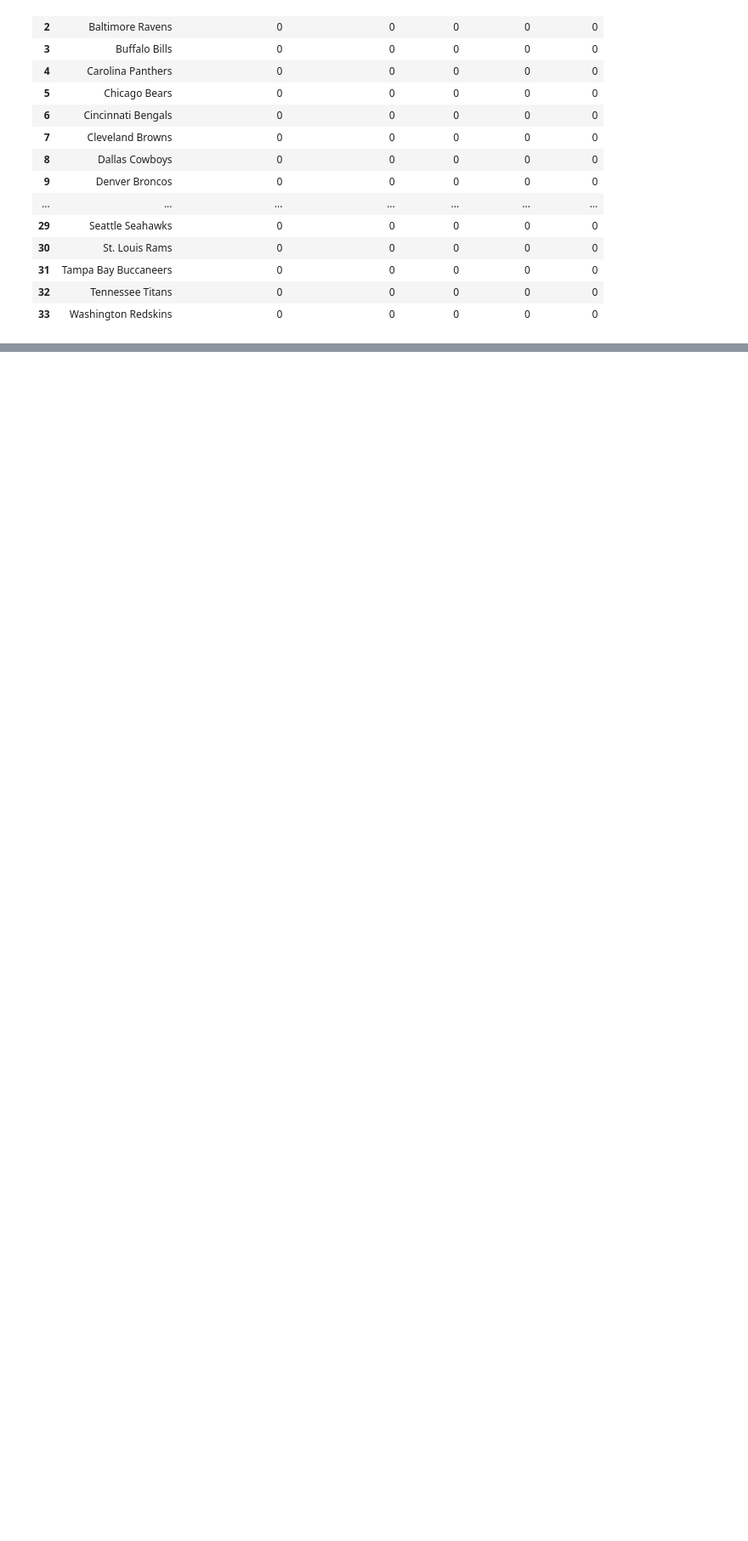
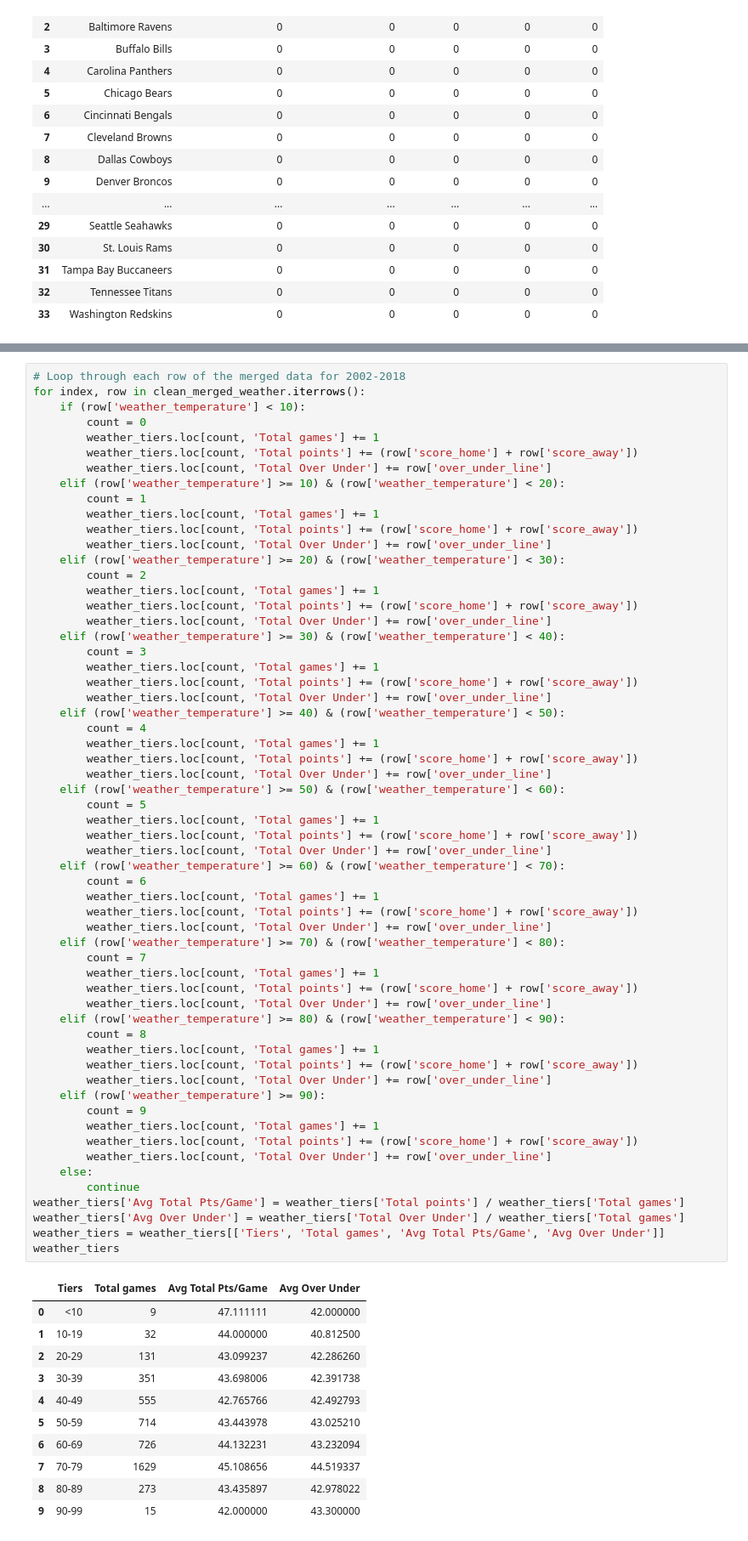
Before and after one commit to potterc22/Project1_TeamB, a Jupyter notebook: startercode.ipynb, the cells around one changed output, grey strips where cells are left out. Shown: that part at 85% size. Saved outputs shown, nothing was run; the diff lists cells and outputs as text; blank space fills up the shorter version.

```diff
--- a/startercode.ipynb
+++ b/startercode.ipynb
@@ -385,0 +461,71 @@ team_stats_sorted
+# %%
+# Loop through each row of the merged data for 2002-2018
+for index, row in clean_merged_weather.iterrows():
+    if (row['weather_temperature'] < 10):
+        count = 0
+        weather_tiers.loc[count, 'Total games'] += 1
+        weather_tiers.loc[count, 'Total points'] += (row['score_home'] + row['score_away'])
+        weather_tiers.loc[count, 'Total Over Under'] += row['over_under_line']
+    elif (row['weather_temperature'] >= 10) & (row['weather_temperature'] < 20):
+        count = 1
+        weather_tiers.loc[count, 'Total games'] += 1
+        weather_tiers.loc[count, 'Total points'] += (row['score_home'] + row['score_away'])
+        weather_tiers.loc[count, 'Total Over Under'] += row['over_under_line']
+    elif (row['weather_temperature'] >= 20) & (row['weather_temperature'] < 30):
+        count = 2
+        weather_tiers.loc[count, 'Total games'] += 1
+        weather_tiers.loc[count, 'Total points'] += (row['score_home'] + row['score_away'])
+        weather_tiers.loc[count, 'Total Over Under'] += row['over_under_line']
+    elif (row['weather_temperature'] >= 30) & (row['weather_temperature'] < 40):
+        count = 3
+        weather_tiers.loc[count, 'Total games'] += 1
+        weather_tiers.loc[count, 'Total points'] += (row['score_home'] + row['score_away'])
+        weather_tiers.loc[count, 'Total Over Under'] += row['over_under_line']
+    elif (row['weather_temperature'] >= 40) & (row['weather_temperature'] < 50):
+        count = 4
+        weather_tiers.loc[count, 'Total games'] += 1
+        weather_tiers.loc[count, 'Total points'] += (row['score_home'] + row['score_away'])
+        weather_tiers.loc[count, 'Total Over Under'] += row['over_under_line']
+    elif (row['weather_temperature'] >= 50) & (row['weather_temperature'] < 60):
+        count = 5
+        weather_tiers.loc[count, 'Total games'] += 1
+        weather_tiers.loc[count, 'Total points'] += (row['score_home'] + row['score_away'])
+        weather_tiers.loc[count, 'Total Over Under'] += row['over_under_line']
+    elif (row['weather_temperature'] >= 60) & (row['weather_temperature'] < 70):
+        count = 6
+        weather_tiers.loc[count, 'Total games'] += 1
+        weather_tiers.loc[count, 'Total points'] += (row['score_home'] + row['score_away'])
+        weather_tiers.loc[count, 'Total Over Under'] += row['over_under_line']
+    elif (row['weather_temperature'] >= 70) & (row['weather_temperature'] < 80):
+        count = 7
+        weather_tiers.loc[count, 'Total games'] += 1
+        weather_tiers.loc[count, 'Total points'] += (row['score_home'] + row['score_away'])
+        weather_tiers.loc[count, 'Total Over Under'] += row['over_under_line']
+    elif (row['weather_temperature'] >= 80) & (row['weather_temperature'] < 90):
+        count = 8
+        weather_tiers.loc[count, 'Total games'] += 1
+        weather_tiers.loc[count, 'Total points'] += (row['score_home'] + row['score_away'])
+        weather_tiers.loc[count, 'Total Over Under'] += row['over_under_line']
+    elif (row['weather_temperature'] >= 90):
+        count = 9
+        weather_tiers.loc[count, 'Total games'] += 1
+        weather_tiers.loc[count, 'Total points'] += (row['score_home'] + row['score_away'])
+        weather_tiers.loc[count, 'Total Over Under'] += row['over_under_line']
+    else:
+        continue
+weather_tiers['Avg Total Pts/Game'] = weather_tiers['Total points'] / weather_tiers['Total games']
+weather_tiers['Avg Over Under'] = weather_tiers['Total Over Under'] / weather_tiers['Total games']
+weather_tiers = weather_tiers[['Tiers', 'Total games', 'Avg Total Pts/Game', 'Avg Over Under']]
+weather_tiers
+# %% [output]
+|  | Tiers | Total games | Avg Total Pts/Game | Avg Over Under |
+| 0 | <10 | 9 | 47.111111 | 42.000000 |
+| 1 | 10-19 | 32 | 44.000000 | 40.812500 |
+| 2 | 20-29 | 131 | 43.099237 | 42.286260 |
+| 3 | 30-39 | 351 | 43.698006 | 42.391738 |
+| 4 | 40-49 | 555 | 42.765766 | 42.492793 |
+| 5 | 50-59 | 714 | 43.443978 | 43.025210 |
+| 6 | 60-69 | 726 | 44.132231 | 43.232094 |
+| 7 | 70-79 | 1629 | 45.108656 | 44.519337 |
+| 8 | 80-89 | 273 | 43.435897 | 42.978022 |
+| 9 | 90-99 | 15 | 42.000000 | 43.300000 |
```
Also changed, not shown: parts of 8 cells of this notebook.
